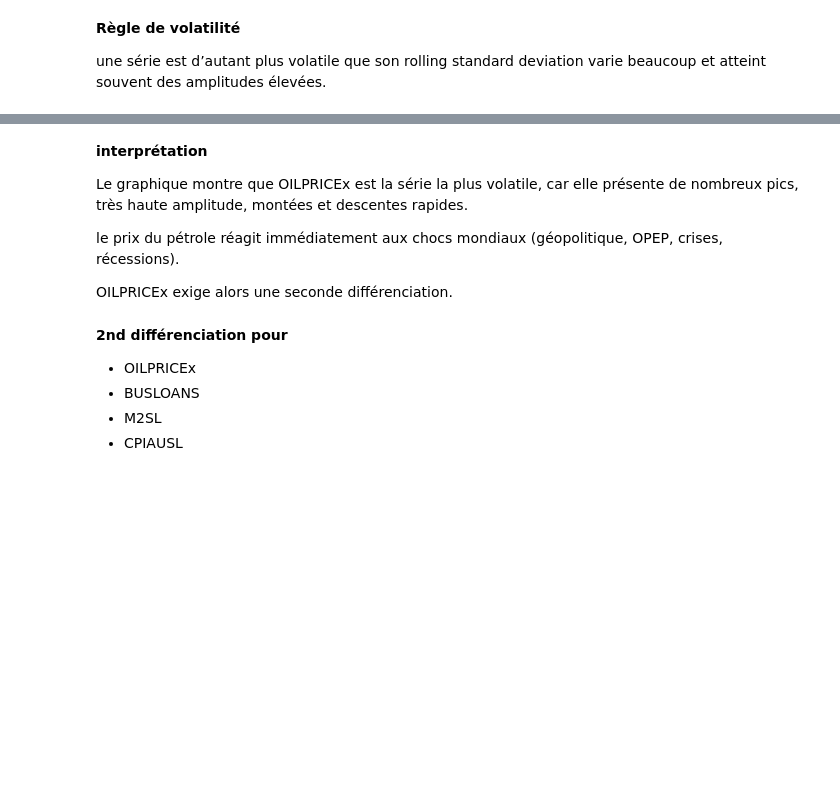
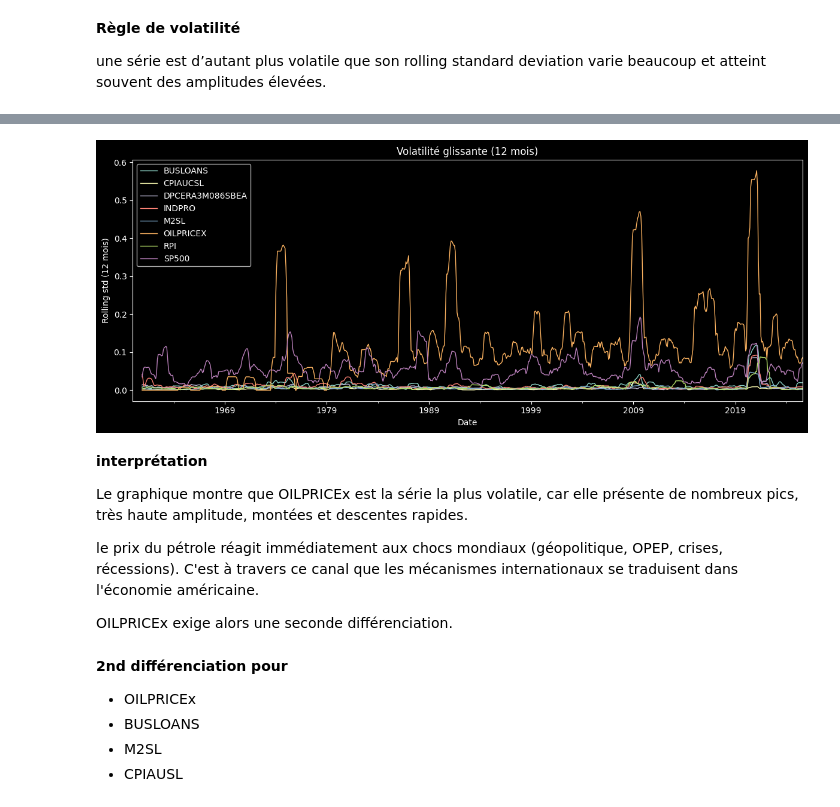
Before and after one commit to MitaDataAI/Explainable_AI_Forecast_and_explain_the_Unemployment_of_USA, a Jupyter notebook: 3_notebook/1_stationarity.ipynb, the cells around one changed output, grey strips where cells are left out. Cells and saved outputs as stored; diff of their text form; code cells hidden in the pictures; blank space fills up the shorter version.

```diff
--- a/3_notebook/1_stationarity.ipynb
+++ b/3_notebook/1_stationarity.ipynb
@@ -480,40 +341,20 @@ Le TB3MS est la plus volatile parce que les taux courts réagissent directement
 Nous n'allons pas différencier pour la 2nd fois le taux TB3MS, c'est pour avoir une interprétation économique en termes de croissance.
 
 Enlevons TB3MS dans le graphique pour voir la volatilité des autres prédicateurs.
-# %%
-# 1) Rolling std sans UNRATE et TB3MS
-df_fin = df_stationary.drop(columns=["UNRATE", "TB3MS"], errors="ignore")
-roll_vol = df_fin.rolling(12).std()
-
-# 2) Forcer un index temporel propre (mensuel, début de mois)
-roll_vol.index = pd.to_datetime(roll_vol.index).to_period("M").to_timestamp()
-
-# 3) Plot
-plt.style.use("dark_background")
-ax = roll_vol.plot(figsize=(12,5), linewidth=1, title="Volatilité glissante (12 mois) — séries filtrées")
-
-# 4) Bandes de chocs (dates simples)
-bands = [
-    ("1973-10", "1975-01"),
-    ("1979-11", "1981-12"),
-    ("2008-09", "2009-12"),
-    ("2020-03", "2021-12"),
-]
-
-for start, end in bands:
-    ax.axvspan(pd.to_datetime(start), pd.to_datetime(end), color="grey", alpha=0.3)
-
-# 5) Mise en forme
-ax.set_xlabel("Date")
-ax.set_ylabel("Rolling std (12 mois)")
-
-plt.show()
+# %%
+plot_rolling_volatility(
+    df_stationary,
+    window=12,
+    exclude_cols=("UNRATE", "TB3MS", "USREC")
+)
+# %% [output]
+[figure, added]
 # %% [markdown]
 **interprétation**
 
 Le graphique montre que OILPRICEx est la série la plus volatile, car elle présente de nombreux pics, très haute amplitude, montées et descentes rapides.
 
-le prix du pétrole réagit immédiatement aux chocs mondiaux (géopolitique, OPEP, crises, récessions).
+le prix du pétrole réagit immédiatement aux chocs mondiaux (géopolitique, OPEP, crises, récessions). C'est à travers ce canal que les mécanismes internationaux se traduisent dans l'économie américaine.
 
 OILPRICEx exige alors une seconde différenciation.
 # %% [markdown]
```
Also changed, not shown: parts of 19 cells of this notebook, 1 other file.
